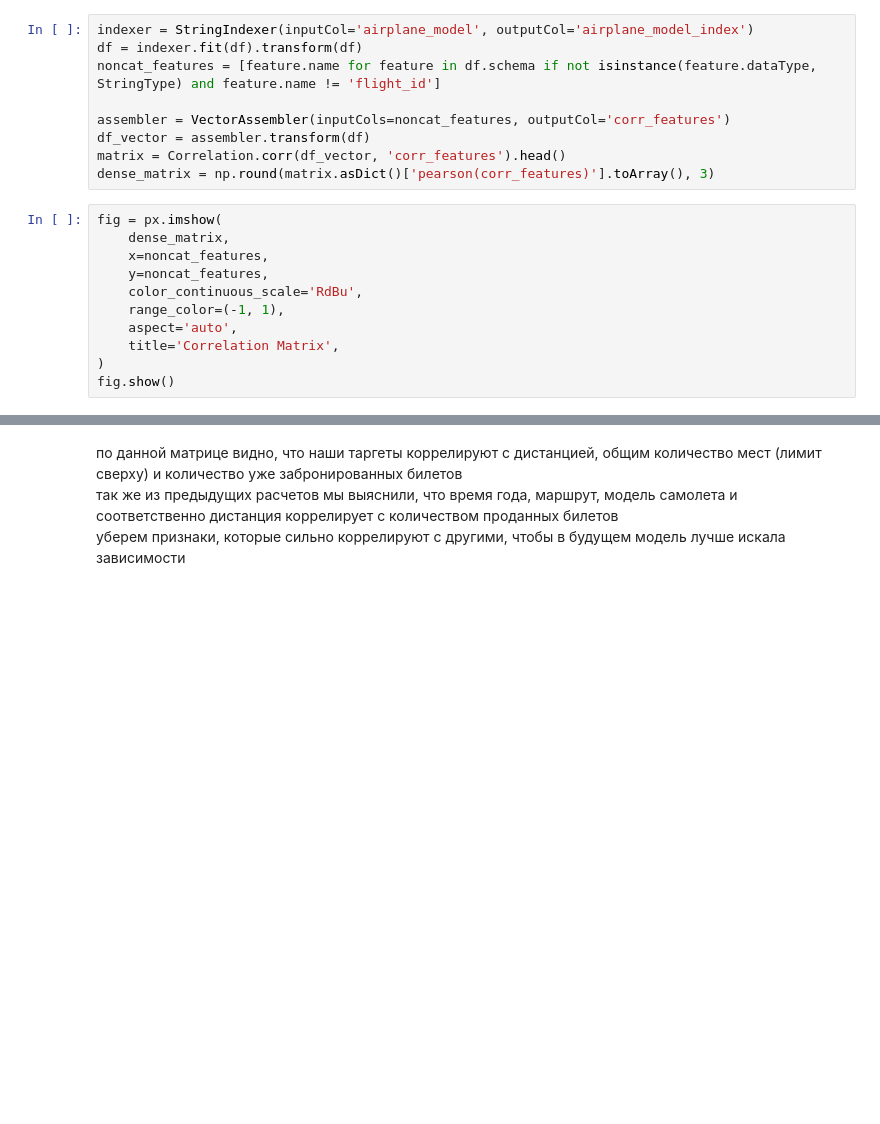
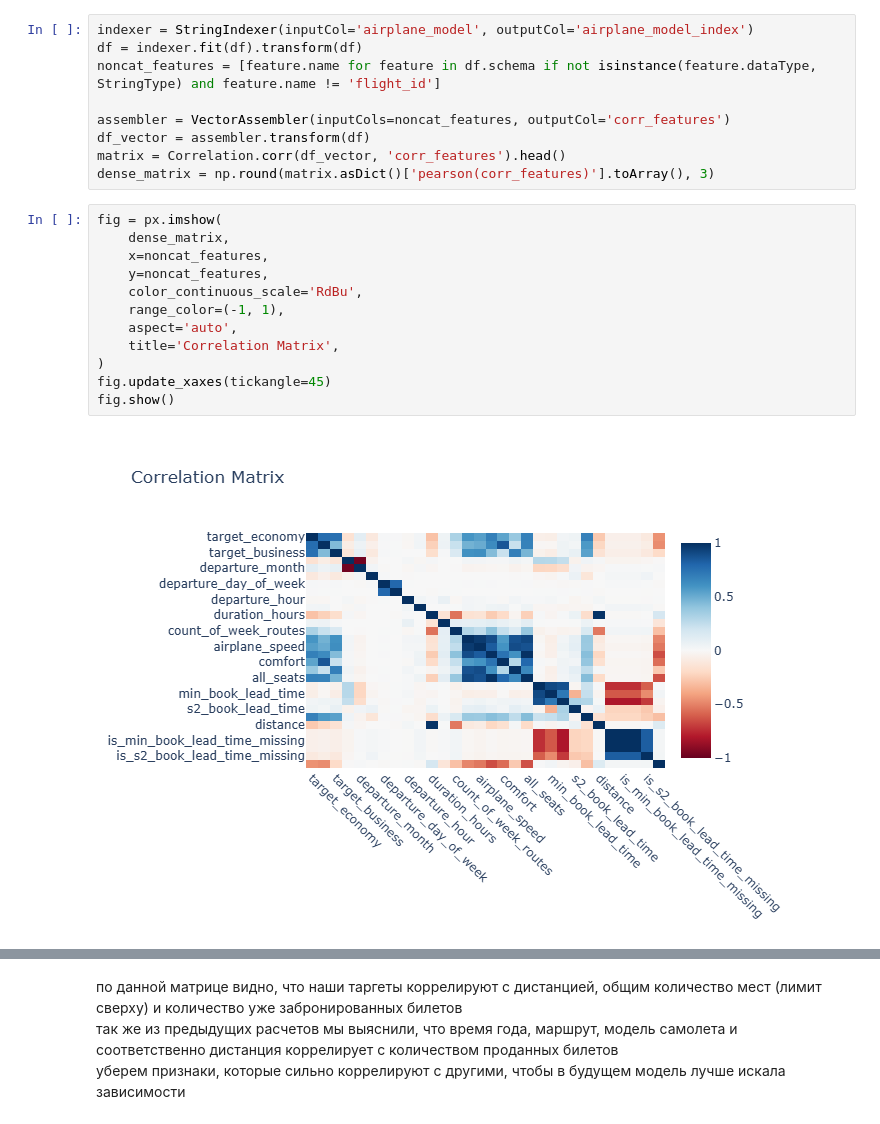
Before and after one commit to jstnoname/PlaneCostPrediction, a Jupyter notebook: spark_etl/eda.ipynb, the cells around one changed output, grey strips where cells are left out. Drawn from its saved outputs; the diff is of its cells as text; blank space fills up the shorter version.

Commit message:
fix graphs v6

```diff
--- a/spark_etl/eda.ipynb
+++ b/spark_etl/eda.ipynb
@@ -272,11 +272,14 @@ dense_matrix = np.round(matrix.asDict()['pearson(corr_features)'].toArray(), 3)
 # %%
 fig = px.imshow(
     dense_matrix,
     x=noncat_features,
     y=noncat_features,
     color_continuous_scale='RdBu',
     range_color=(-1, 1),
     aspect='auto',
     title='Correlation Matrix',
 )
+fig.update_xaxes(tickangle=45)
 fig.show()
+# %% [output]
+[figure, added]
```
Also changed, not shown: parts of 4 cells of this notebook, 2 other files.
